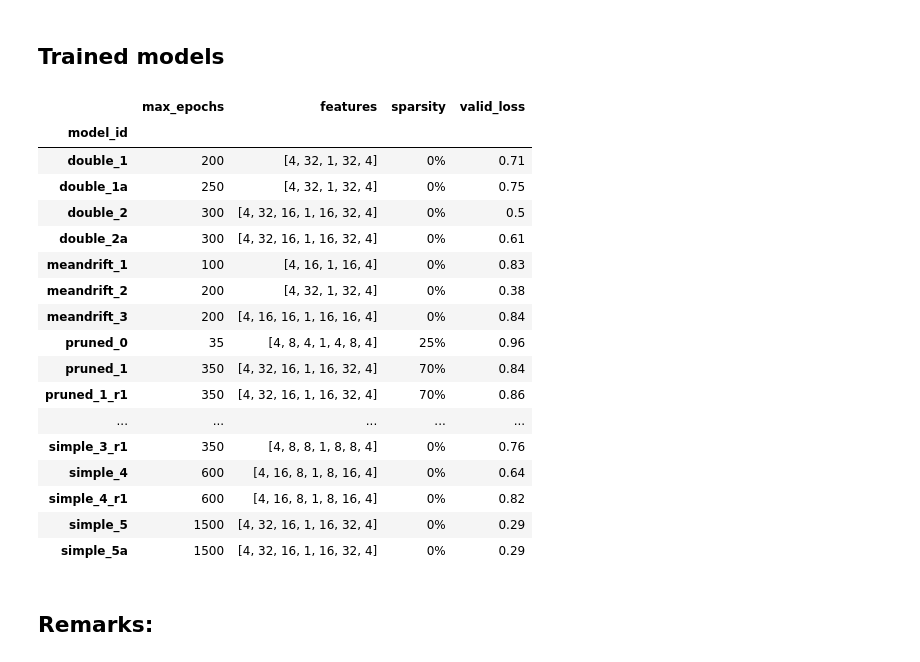
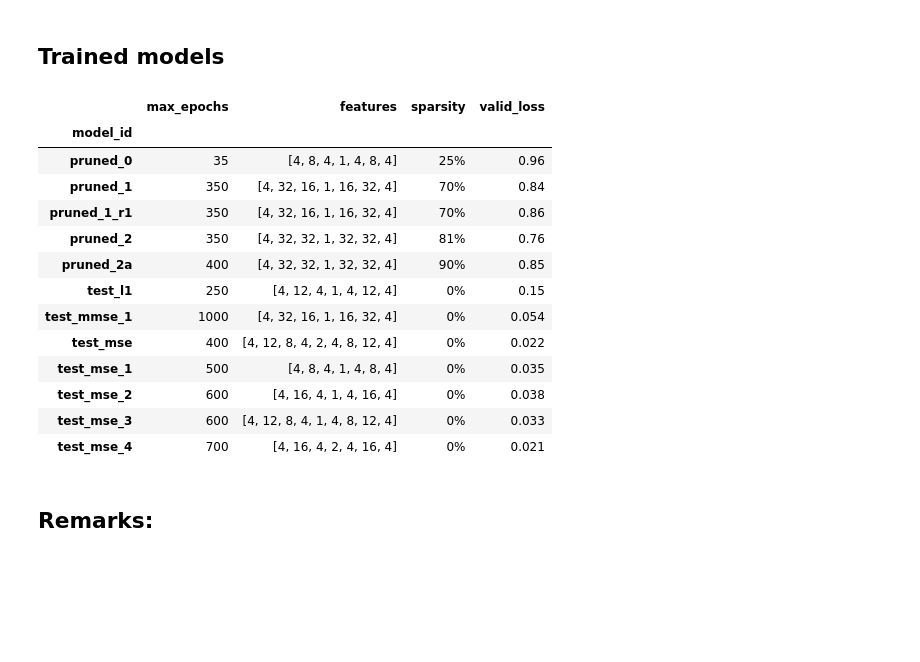
Before and after one commit to przemyslaw-zielinski/sf_nets, a Jupyter notebook: notebooks/rqp4_analyze.ipynb, the cells around one changed output. Drawn from its saved outputs; the diff is of its cells as text; code cells hidden in the pictures; blank space fills up the shorter version.

```diff
--- a/notebooks/rqp4_analyze.ipynb
+++ b/notebooks/rqp4_analyze.ipynb
@@ -62,4 +63,6 @@ plt.close(fig)
 [figure]
 # %% [markdown]
 ## Trained models
+# %%
+model_types = ['test', 'pruned']
 # %%
@@ -75,55 +77,51 @@ path = root / 'results' / 'models' / 'rqp4'
 series_list = []
 for file in os.listdir(path):
     fpath = Path(file)
-    if fpath.suffix == '.pt' and 'test' not in fpath.stem:
+    if fpath.suffix == '.pt' and any(mt in fpath.stem for mt in model_types):
         model_data = torch.load(path / fpath.name)
         par_dict = {
             key:val
             for key, val in model_data['info']['config'].items()
             if key in {'max_epochs'}
         }
 #         par_dict['layers (i,l,[h])'] = model_data['state']['best_model_dict'].keys()
 #         par_dict['train_size'] = model_data['info']['config']['loader']['train_size']
 #         par_dict['valid_size'] = model_data['info']['config']['loader']['valid_size']
         par_dict['features'] = model_data['info'].get('features', [])
         pruning = model_data['info']['config'].get('pruning')
         par_dict['sparsity'] = model_data['best']['sparsity'] if pruning else 0.0
         par_dict['valid_loss'] = model_data['history']['valid_losses'][model_data['best']['epoch']-1]
         par_dict['model_id'] = fpath.stem
         series_list.append(par_dict)
 models_df = pd.DataFrame(series_list)
 # models_df.set_index('model_id').sort_values(by='model_id')
 (
 models_df.set_index('model_id')
          .sort_values(by='model_id')
          .style.format({
              'sparsity': '{0:.0%}',
              'valid_loss': '{:.2}',
              'features': lambda x: "{:}".format(list(x)),  # TODO: format with dashes
              'burst_dt': '{:.0e}',
              'burst_size': '{:.0e}'
          })
          .set_properties(**{'font-size': '12pt',})
 )
 # %% [output]
 |  | max_epochs | features | sparsity | valid_loss |
 | model_id |  |  |  |  |
-| double_1 | 200 | [4, 32, 1, 32, 4] | 0% | 0.71 |
-| double_1a | 250 | [4, 32, 1, 32, 4] | 0% | 0.75 |
-| double_2 | 300 | [4, 32, 16, 1, 16, 32, 4] | 0% | 0.5 |
-| double_2a | 300 | [4, 32, 16, 1, 16, 32, 4] | 0% | 0.61 |
-| meandrift_1 | 100 | [4, 16, 1, 16, 4] | 0% | 0.83 |
-| meandrift_2 | 200 | [4, 32, 1, 32, 4] | 0% | 0.38 |
-| meandrift_3 | 200 | [4, 16, 16, 1, 16, 16, 4] | 0% | 0.84 |
 | pruned_0 | 35 | [4, 8, 4, 1, 4, 8, 4] | 25% | 0.96 |
 | pruned_1 | 350 | [4, 32, 16, 1, 16, 32, 4] | 70% | 0.84 |
 | pruned_1_r1 | 350 | [4, 32, 16, 1, 16, 32, 4] | 70% | 0.86 |
-| ... | ... | ... | ... | ... |
-| simple_3_r1 | 350 | [4, 8, 8, 1, 8, 8, 4] | 0% | 0.76 |
-| simple_4 | 600 | [4, 16, 8, 1, 8, 16, 4] | 0% | 0.64 |
-| simple_4_r1 | 600 | [4, 16, 8, 1, 8, 16, 4] | 0% | 0.82 |
-| simple_5 | 1500 | [4, 32, 16, 1, 16, 32, 4] | 0% | 0.29 |
-| simple_5a | 1500 | [4, 32, 16, 1, 16, 32, 4] | 0% | 0.29 |
+| pruned_2 | 350 | [4, 32, 32, 1, 32, 32, 4] | 81% | 0.76 |
+| pruned_2a | 400 | [4, 32, 32, 1, 32, 32, 4] | 90% | 0.85 |
+| test_l1 | 250 | [4, 12, 4, 1, 4, 12, 4] | 0% | 0.15 |
+| test_mmse_1 | 1000 | [4, 32, 16, 1, 16, 32, 4] | 0% | 0.054 |
+| test_mse | 400 | [4, 12, 8, 4, 2, 4, 8, 12, 4] | 0% | 0.022 |
+| test_mse_1 | 500 | [4, 8, 4, 1, 4, 8, 4] | 0% | 0.035 |
+| test_mse_2 | 600 | [4, 16, 4, 1, 4, 16, 4] | 0% | 0.038 |
+| test_mse_3 | 600 | [4, 12, 8, 4, 1, 4, 8, 12, 4] | 0% | 0.033 |
+| test_mse_4 | 700 | [4, 16, 4, 2, 4, 16, 4] | 0% | 0.021 |
 # %% [markdown]
 ## Remarks:
 # %% [markdown]
```
Also changed, not shown: parts of 10 cells of this notebook, 14 other files.
